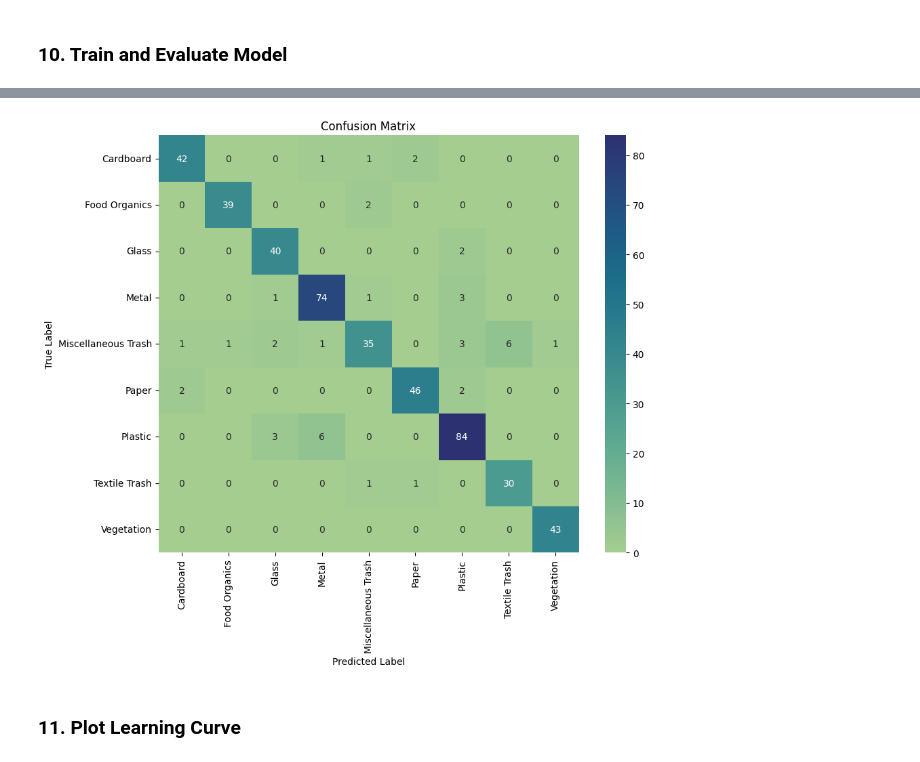
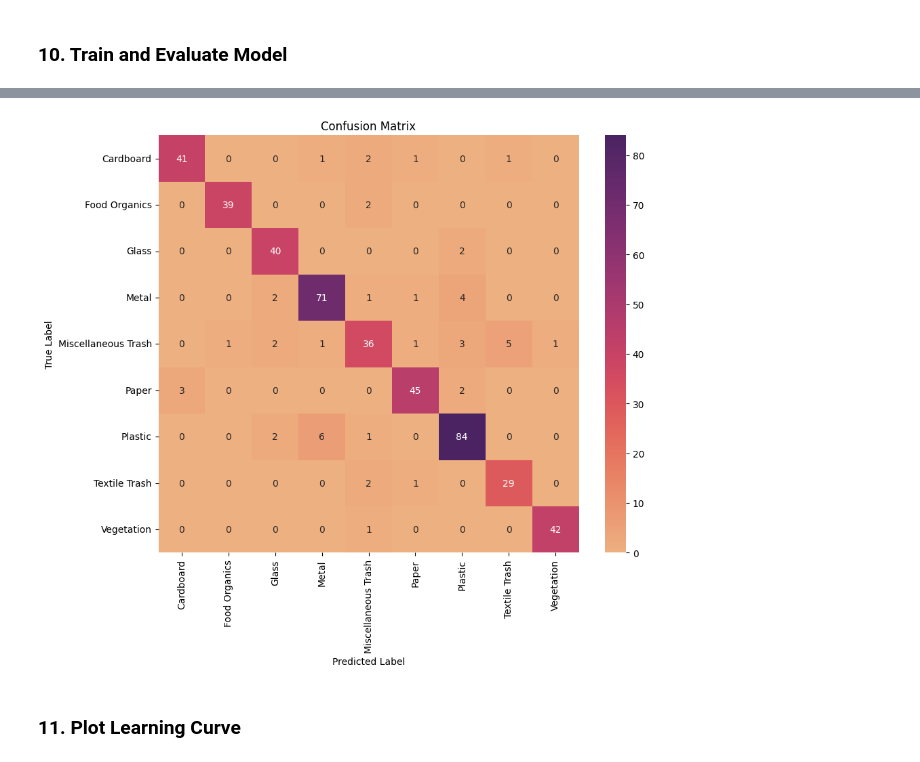
Before and after one commit to FicaaN/ML-DL-Projects, a Jupyter notebook: Waste Image Classification/Waste_Image_Classification_ConvNeXt_small.ipynb, the cells around one changed output, grey strips where cells are left out. Cells and saved outputs as stored; diff of their text form; code cells hidden in the pictures.

```diff
--- a/Waste Image Classification/Waste_Image_Classification_ConvNeXt_small.ipynb
+++ b/Waste Image Classification/Waste_Image_Classification_ConvNeXt_small.ipynb
@@ -224,7 +252,7 @@ def get_convnext(num_classes):
         in_features = model.head.in_features
         model.head = nn.Linear(in_features, num_classes)
     else:
-        raise ValueError("Unexpected ConvNeXt architecture!")
+        raise ValueError("Unexpected ConvNeXt architecture")
 
     return model.to(DEVICE)
 # %% [markdown]
@@ -321,7 +349,7 @@ def evaluate_model(model):
         cm, annot=True, fmt="d",
         xticklabels=[class_names[i] for i in unique_labels],
         yticklabels=[class_names[i] for i in unique_labels],
-        cmap="crest"
+        cmap="flare"
     )
     plt.ylabel("True Label")
     plt.xlabel("Predicted Label")
@@ -333,7 +361,7 @@ def evaluate_model(model):
 ### 10. Train and Evaluate Model
 # %%
 # Number of epochs
-NUM_EPOCHS = 50
+NUM_EPOCHS = 30
 
 # Loss function
 criterion = nn.CrossEntropyLoss(label_smoothing=0.1)
@@ -376,4 +404,4 @@ Epoch 11/50 | Train Loss: 0.8239, Validation Loss: 0.8223, Validation Acc: 0.894
-[figure, old version]
+[figure, new version]
 # %% [markdown]
 ### 11. Plot Learning Curve
 # %%
```
Also changed, not shown: parts of 8 cells of this notebook.
